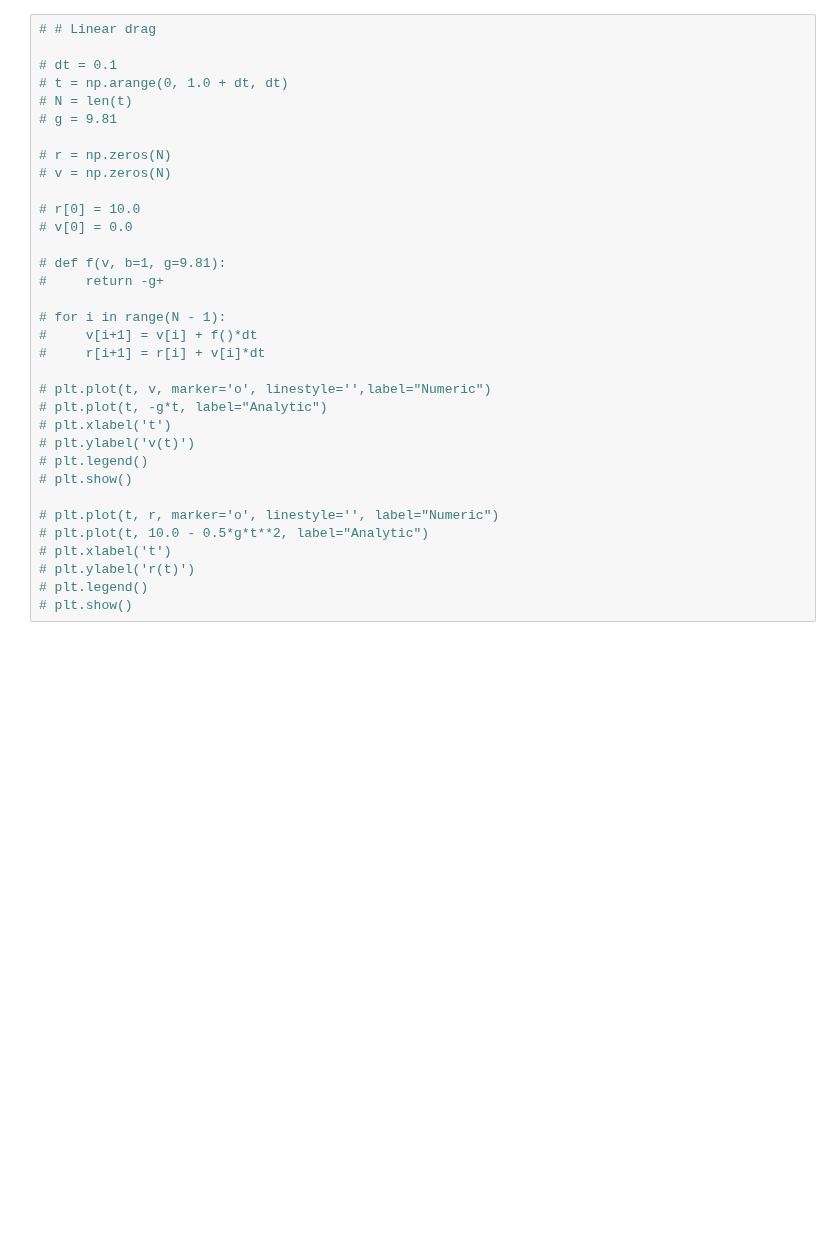
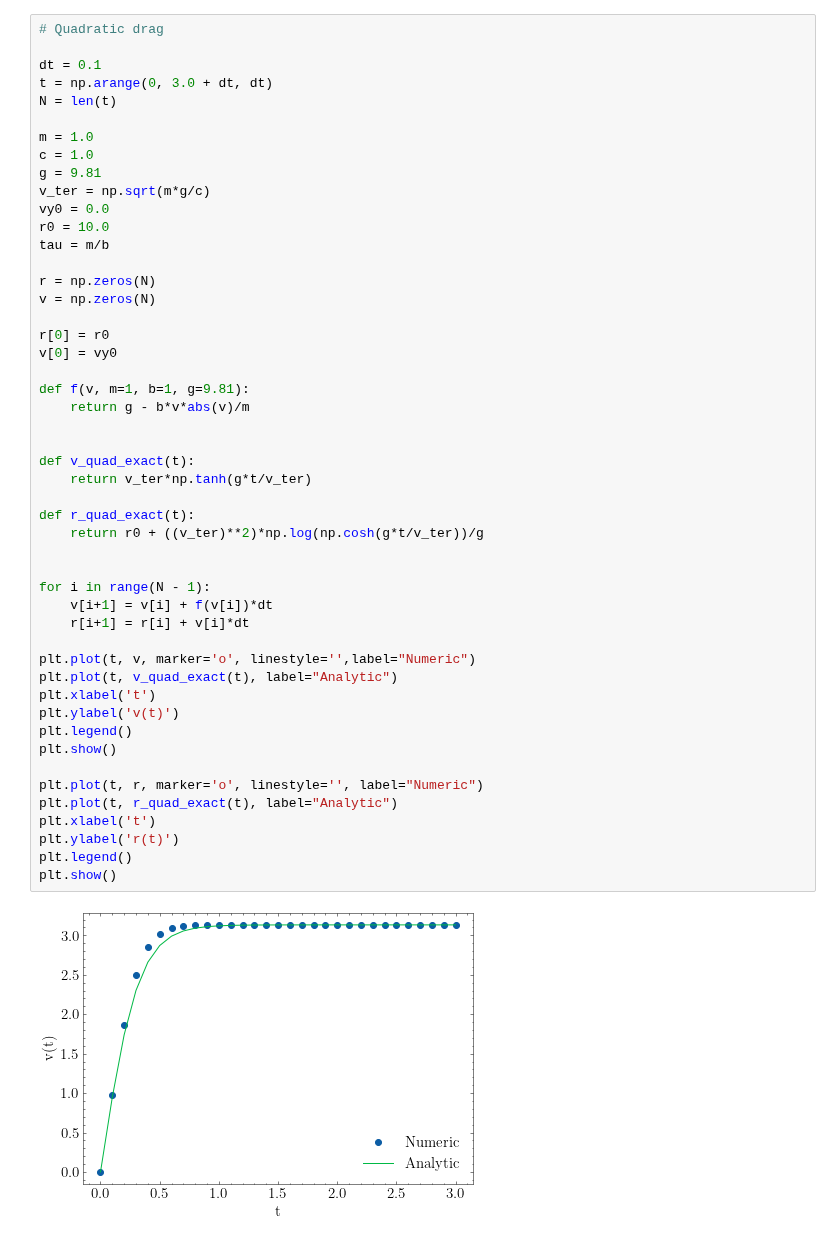
Before and after one commit to franklinzppa/fisica-computacional, a Jupyter notebook: week1.ipynb, the cells around one changed output. Saved outputs shown, nothing was run; the diff lists cells and outputs as text; blank space fills up the shorter version.

```diff
--- a/week1.ipynb
+++ b/week1.ipynb
@@ -94,34 +173,51 @@ $$ v(t + \Delta t) = v(t) + f(r, t)dt $$
 # %%
-# # Linear drag
+# Quadratic drag
 
-# dt = 0.1
-# t = np.arange(0, 1.0 + dt, dt)
-# N = len(t)
-# g = 9.81
+dt = 0.1
+t = np.arange(0, 3.0 + dt, dt)
+N = len(t)
 
-# r = np.zeros(N)
-# v = np.zeros(N)
+m = 1.0
+c = 1.0
+g = 9.81
+v_ter = np.sqrt(m*g/c)
+vy0 = 0.0
+r0 = 10.0
+tau = m/b
 
-# r[0] = 10.0
-# v[0] = 0.0
+r = np.zeros(N)
+v = np.zeros(N)
 
-# def f(v, b=1, g=9.81):
-#     return -g+
+r[0] = r0
+v[0] = vy0
 
-# for i in range(N - 1):
-#     v[i+1] = v[i] + f()*dt
-#     r[i+1] = r[i] + v[i]*dt
+def f(v, m=1, b=1, g=9.81):
+    return g - b*v*abs(v)/m
 
-# plt.plot(t, v, marker='o', linestyle='',label="Numeric")
-# plt.plot(t, -g*t, label="Analytic")
-# plt.xlabel('t')
-# plt.ylabel('v(t)')
-# plt.legend()
-# plt.show()
 
-# plt.plot(t, r, marker='o', linestyle='', label="Numeric")
-# plt.plot(t, 10.0 - 0.5*g*t**2, label="Analytic")
-# plt.xlabel('t')
-# plt.ylabel('r(t)')
-# plt.legend()
-# plt.show()
+def v_quad_exact(t):
+    return v_ter*np.tanh(g*t/v_ter)
+
+def r_quad_exact(t):
+    return r0 + ((v_ter)**2)*np.log(np.cosh(g*t/v_ter))/g
+
+
+for i in range(N - 1):
+    v[i+1] = v[i] + f(v[i])*dt
+    r[i+1] = r[i] + v[i]*dt
+
+plt.plot(t, v, marker='o', linestyle='',label="Numeric")
+plt.plot(t, v_quad_exact(t), label="Analytic")
+plt.xlabel('t')
+plt.ylabel('v(t)')
+plt.legend()
+plt.show()
+
+plt.plot(t, r, marker='o', linestyle='', label="Numeric")
+plt.plot(t, r_quad_exact(t), label="Analytic")
+plt.xlabel('t')
+plt.ylabel('r(t)')
+plt.legend()
+plt.show()
+# %% [output]
+[figure, added]
```
Also changed, not shown: parts of 20 cells of this notebook.
